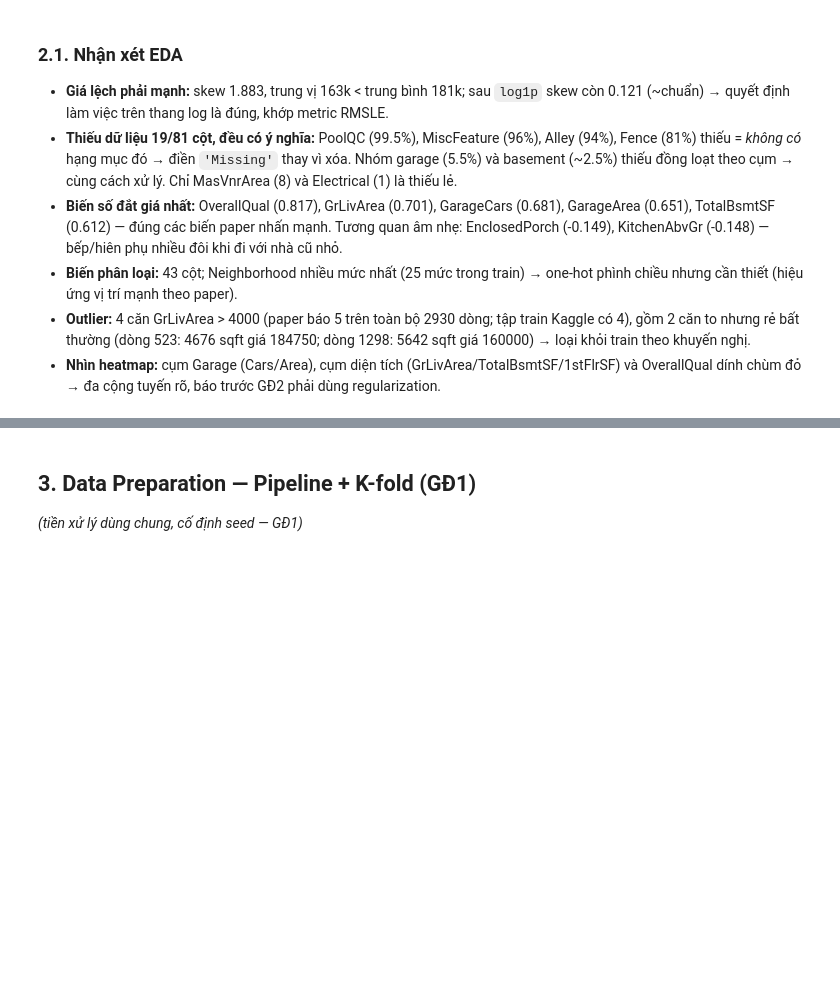
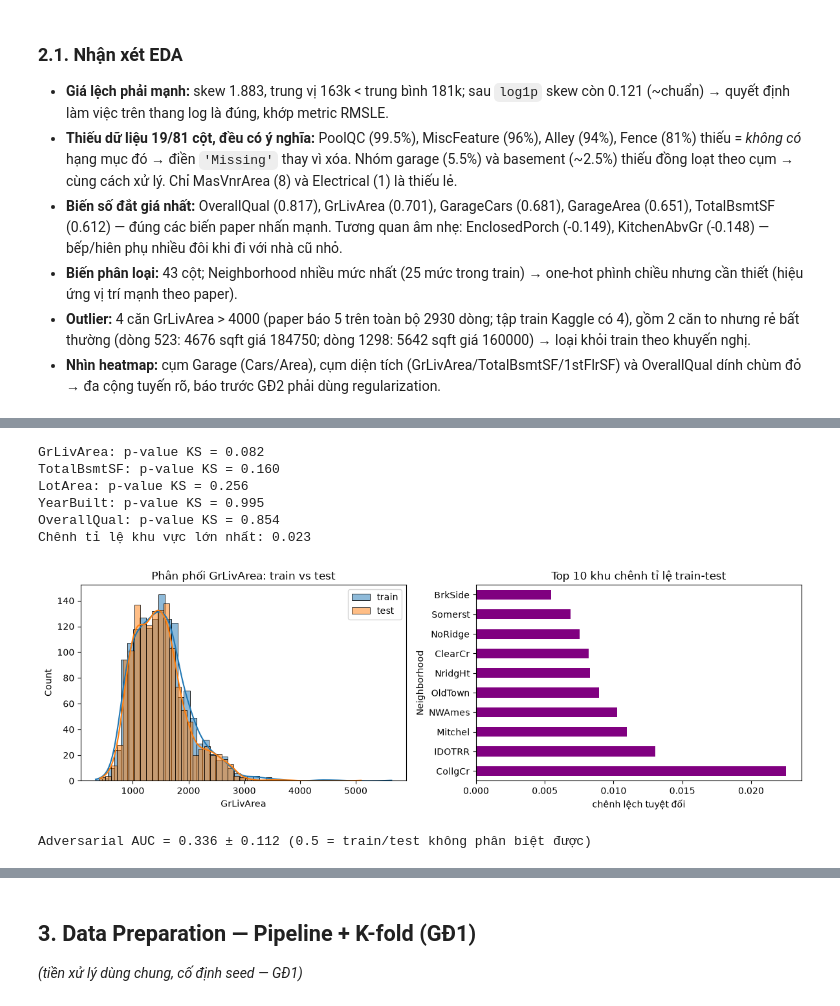
Before and after one commit to QuangMinh03042005/DeepLearningDDU1231, a Jupyter notebook: Lab02/lab02.ipynb, the cells around one changed output, grey strips where cells are left out. Cells and saved outputs as stored; diff of their text form; code cells hidden in the pictures; blank space fills up the shorter version.

```diff
--- a/Lab02/lab02.ipynb
+++ b/Lab02/lab02.ipynb
@@ -278,0 +397,57 @@ print("Đã lưu ảnh vào", FIG)
+# %%
+# --- E8: train/test có giống nhau không (chống shift dữ liệu) ---
+from scipy.stats import ks_2samp  # kiểm định 2 mẫu có cùng phân phối không
+from sklearn.linear_model import (
+    LogisticRegression,
+)  # phân biệt train/test: AUC~0.5 là không shift
+from sklearn.model_selection import cross_val_score  # chấm chéo nhanh
+
+for c in [
+    "GrLivArea",
+    "TotalBsmtSF",
+    "LotArea",
+    "YearBuilt",
+    "OverallQual",
+]:  # vài cột trụ
+    p = ks_2samp(
+        train[c].dropna(), test[c].dropna()
+    ).pvalue  # p lớn = không khác biệt đáng kể
+    print(f"{c}: p-value KS = {p:.3f}")
+sh_tr = train["Neighborhood"].value_counts(normalize=True)  # tỉ lệ từng khu ở train
+sh_te = test["Neighborhood"].value_counts(normalize=True)  # tỉ lệ từng khu ở test
+print("Chênh tỉ lệ khu vực lớn nhất:", (sh_tr - sh_te).abs().max().round(3))
+fig, ax = plt.subplots(1, 2, figsize=(12, 4))
+sns.histplot(
+    train["GrLivArea"], kde=True, label="train", ax=ax[0]
+)  # chồng 2 phân phối diện tích
+sns.histplot(test["GrLivArea"], kde=True, label="test", ax=ax[0])
+ax[0].legend()
+ax[0].set_title("Phân phối GrLivArea: train vs test")
+(sh_tr - sh_te).abs().sort_values(ascending=False).head(10).plot.barh(
+    ax=ax[1], color="purple"
+)  # khu lệch nhiều nhất
+ax[1].set_title("Top 10 khu chênh tỉ lệ train-test")
+ax[1].set_xlabel("chênh lệch tuyệt đối")
+fig.tight_layout()
+fig.savefig(FIG / "eda_shift.png", dpi=100)
+plt.show()
+
+Xa = np.load(EXP / "processed" / "X_train.npy")
+Xb = np.load(EXP / "processed" / "X_test.npy")  # dùng mảng đã xử lý ở Part 3
+Xadv = np.vstack([Xa, Xb])
+yadv = np.array([0] * len(Xa) + [1] * len(Xb))  # nhãn giả: 0=train, 1=test
+auc = cross_val_score(
+    LogisticRegression(max_iter=2000), Xadv, yadv, cv=3, scoring="roc_auc"
+)  # 3-fold cho nhanh
+print(
+    f"Adversarial AUC = {auc.mean():.3f} ± {auc.std():.3f} (0.5 = train/test không phân biệt được)"
+)
+# %% [output]
+GrLivArea: p-value KS = 0.082
+TotalBsmtSF: p-value KS = 0.160
+LotArea: p-value KS = 0.256
+YearBuilt: p-value KS = 0.995
+OverallQual: p-value KS = 0.854
+Chênh tỉ lệ khu vực lớn nhất: 0.023
+[figure, added]
+Adversarial AUC = 0.336 ± 0.112 (0.5 = train/test không phân biệt được)
```
Also changed, not shown: parts of 9 cells of this notebook, 3 other files.
